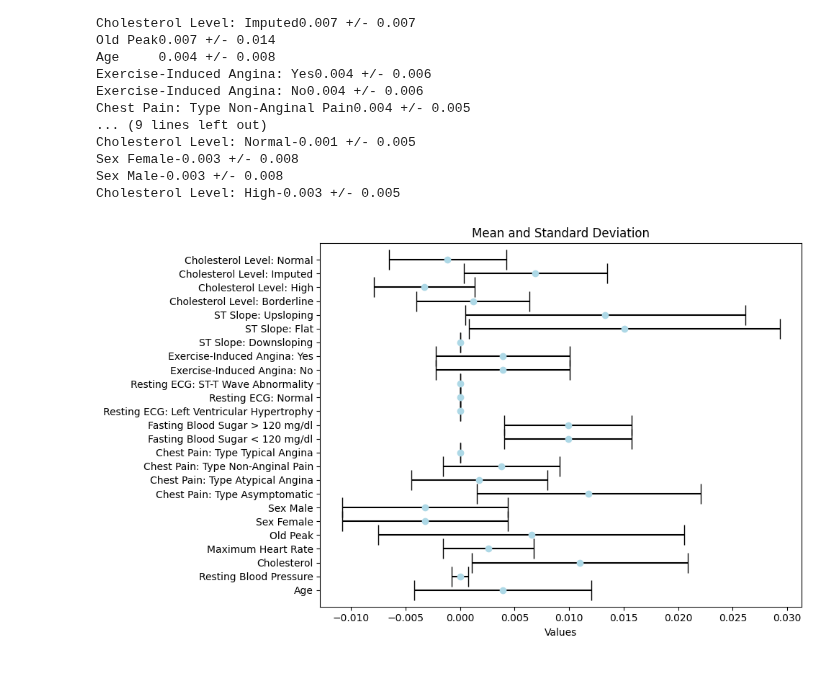
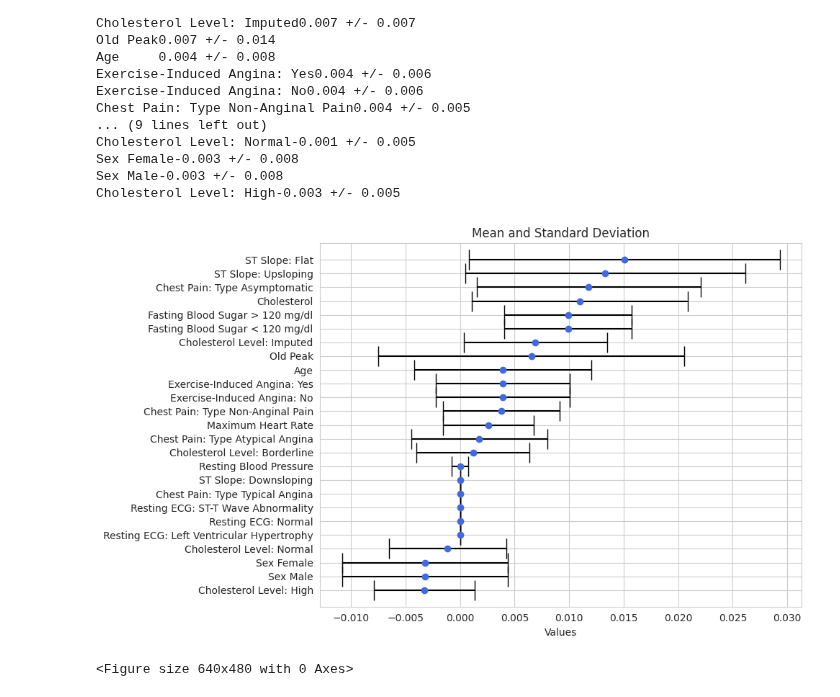
Before and after one commit to JHSchlegel/ML4Healthcare, a Jupyter notebook: project1/task1/logistic_lasso.ipynb, the cells around one changed output. Cells and saved outputs as stored; diff of their text form; code cells hidden in the pictures.

```diff
--- a/project1/task1/logistic_lasso.ipynb
+++ b/project1/task1/logistic_lasso.ipynb
@@ -8,6 +8,7 @@ from sklearn.linear_model import LogisticRegressionCV
 from sklearn.metrics import f1_score, balanced_accuracy_score, roc_auc_score,classification_report
 import matplotlib.pyplot as plt
 import seaborn as sns
+sns.set_style('whitegrid')
 from sklearn.metrics import confusion_matrix
 # %%
 ## Load the training and validation data
@@ -248,13 +251,21 @@ Cholesterol Level: High-0.003 +/- 0.005
 # Calculate means and standard deviations
 means = r.importances_mean
 sds = r.importances_std
+# %%
+sorted_indices = means.argsort()
+means_sorted = means[sorted_indices]
+sds_sorted = sds[sorted_indices]
+names_cleaned_sorted = [names_cleaned[i] for i in sorted_indices]
 # %%
 plt.figure(figsize=(10, 6))
-plt.errorbar(means, range(len(means)), xerr=sds, fmt='o', color='lightblue', ecolor='black', capsize=10)
-plt.yticks(range(len(names_cleaned)), names_cleaned)
+plt.errorbar(means_sorted, range(len(means_sorted)), xerr=sds_sorted, fmt='o', color='royalblue', ecolor='black', capsize=10)
+plt.yticks(range(len(names_cleaned_sorted)), names_cleaned_sorted)
 plt.xlabel('Values')
 plt.title('Mean and Standard Deviation')
 plt.tight_layout()
 plt.show()
+
+plt.savefig("lasso_permutation_importance.png")
 # %% [output]
-[figure, old version]
+[figure, new version]
+<Figure size 640x480 with 0 Axes>
```
Also changed, not shown: parts of 2 cells of this notebook.
